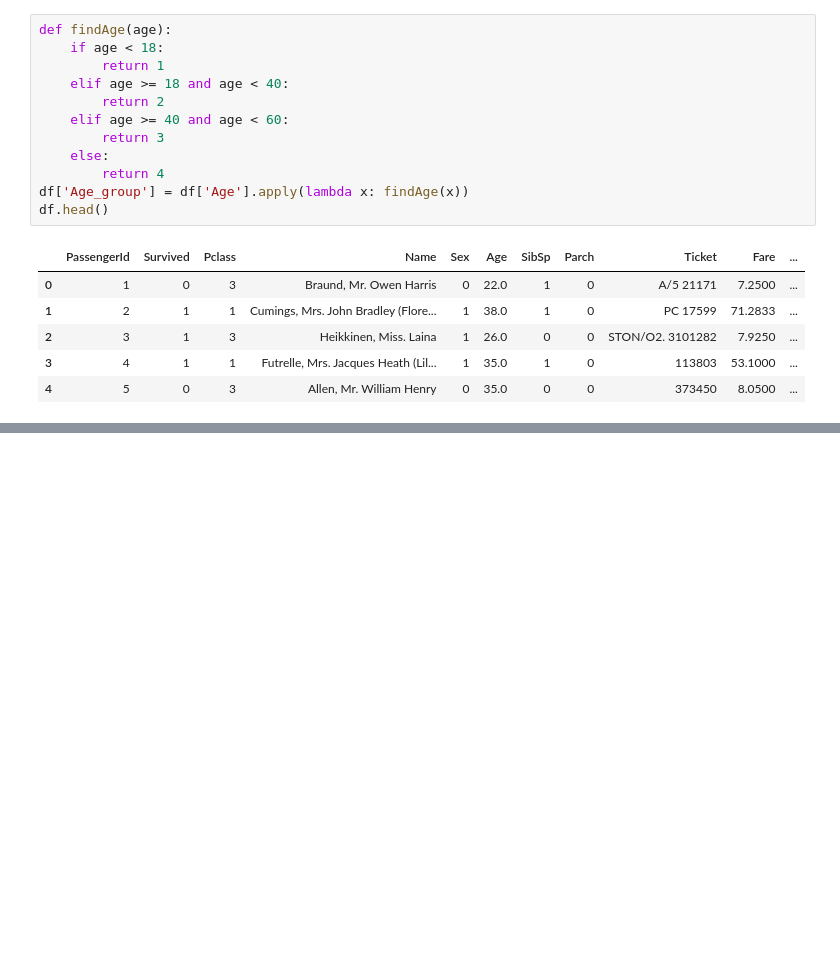
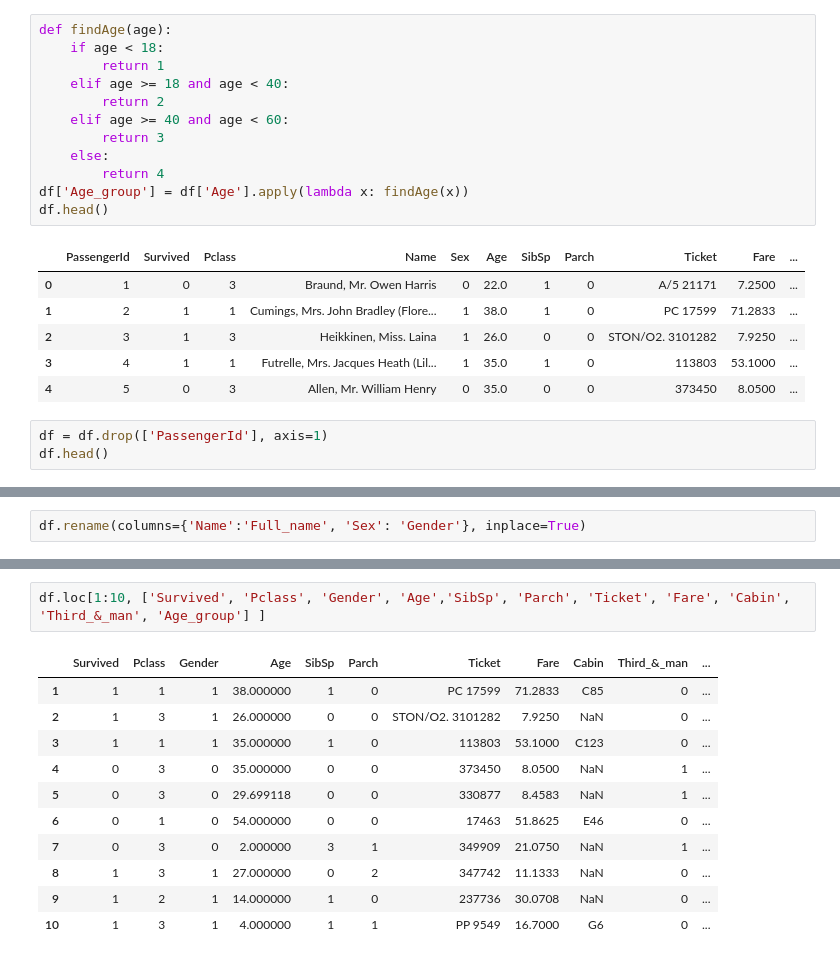
Before and after one commit to rashidul738/Data-Analysis-A-Z, a Jupyter notebook: data_analysis_with_python/titanic_data_analysis_with_pandas.ipynb, the cells around one changed output, grey strips where cells are left out. Saved outputs shown, nothing was run; the diff lists cells and outputs as text; blank space fills up the shorter version.

```diff
--- a/data_analysis_with_python/titanic_data_analysis_with_pandas.ipynb
+++ b/data_analysis_with_python/titanic_data_analysis_with_pandas.ipynb
@@ -167,3 +167,6 @@ df.head()
 | 2 | 3 | 1 | 3 | Heikkinen, Miss. Laina | 1 | 26.0 | 0 | 0 | STON/O2. 3101282 | 7.9250 | ... |
 | 3 | 4 | 1 | 1 | Futrelle, Mrs. Jacques Heath (Lil... | 1 | 35.0 | 1 | 0 | 113803 | 53.1000 | ... |
 | 4 | 5 | 0 | 3 | Allen, Mr. William Henry | 0 | 35.0 | 0 | 0 | 373450 | 8.0500 | ... |
+# %%
+df = df.drop(['PassengerId'], axis=1)
+df.head()
@@ -169,0 +180,2 @@ df.head()
+# %%
+df.rename(columns={'Name':'Full_name', 'Sex': 'Gender'}, inplace=True)
@@ -169,0 +239,14 @@ df.head()
+# %%
+df.loc[1:10, ['Survived', 'Pclass', 'Gender', 'Age','SibSp', 'Parch', 'Ticket', 'Fare', 'Cabin', 'Third_&_man', 'Age_group'] ]
+# %% [output]
+|  | Survived | Pclass | Gender | Age | SibSp | Parch | Ticket | Fare | Cabin | Third_&_man | ... |
+| 1 | 1 | 1 | 1 | 38.000000 | 1 | 0 | PC 17599 | 71.2833 | C85 | 0 | ... |
+| 2 | 1 | 3 | 1 | 26.000000 | 0 | 0 | STON/O2. 3101282 | 7.9250 | NaN | 0 | ... |
+| 3 | 1 | 1 | 1 | 35.000000 | 1 | 0 | 113803 | 53.1000 | C123 | 0 | ... |
+| 4 | 0 | 3 | 0 | 35.000000 | 0 | 0 | 373450 | 8.0500 | NaN | 1 | ... |
+| 5 | 0 | 3 | 0 | 29.699118 | 0 | 0 | 330877 | 8.4583 | NaN | 1 | ... |
+| 6 | 0 | 1 | 0 | 54.000000 | 0 | 0 | 17463 | 51.8625 | E46 | 0 | ... |
+| 7 | 0 | 3 | 0 | 2.000000 | 3 | 1 | 349909 | 21.0750 | NaN | 1 | ... |
+| 8 | 1 | 3 | 1 | 27.000000 | 0 | 2 | 347742 | 11.1333 | NaN | 0 | ... |
+| 9 | 1 | 2 | 1 | 14.000000 | 1 | 0 | 237736 | 30.0708 | NaN | 0 | ... |
+| 10 | 1 | 3 | 1 | 4.000000 | 1 | 1 | PP 9549 | 16.7000 | G6 | 0 | ... |
```
Also changed, not shown: parts of 12 cells of this notebook.
